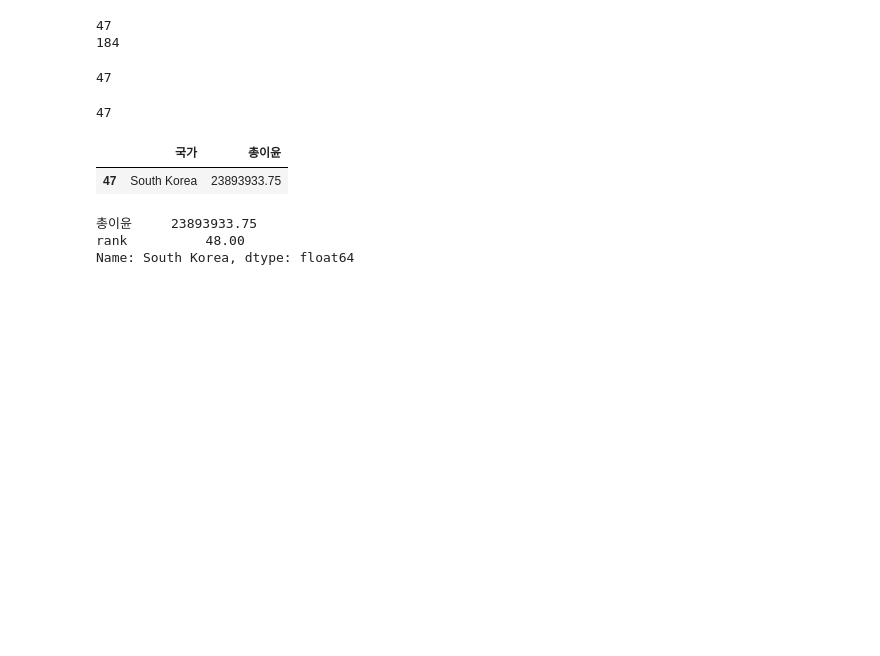
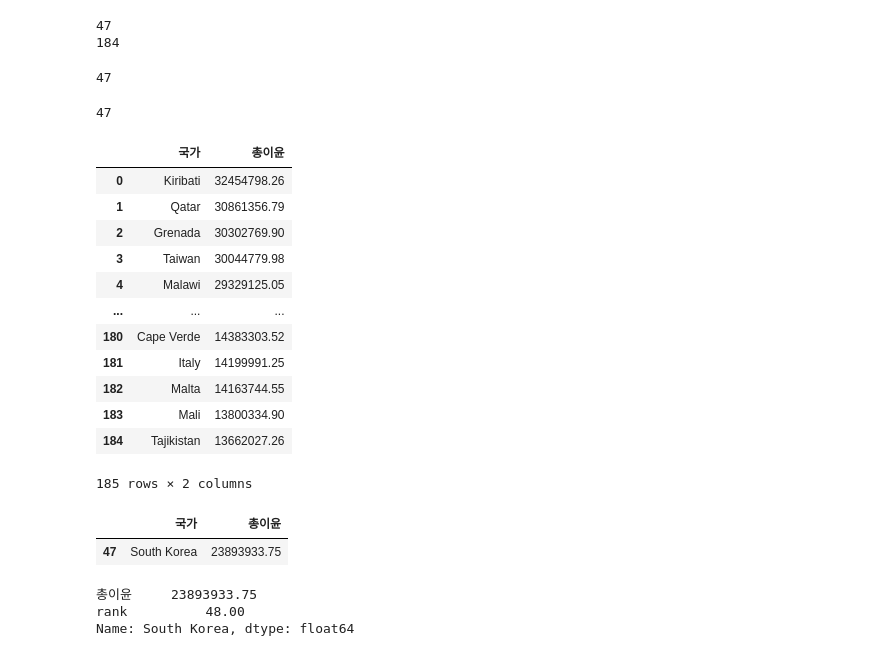
Before and after one commit to bsmoon-86/ezen_2406, a Jupyter notebook: python/240706/02_sales.ipynb, the cells around one changed output. Cells and saved outputs as stored; diff of their text form; code cells hidden in the pictures; blank space fills up the shorter version.

```diff
--- a/python/240706/02_sales.ipynb
+++ b/python/240706/02_sales.ipynb
@@ -306,6 +348,22 @@ index_list.index('South Korea')
 47
 # %%
 group_data4.reset_index(inplace=True)
+# %%
+group_data4
+# %% [output]
+|  | 국가 | 총이윤 |
+| 0 | Kiribati | 32454798.26 |
+| 1 | Qatar | 30861356.79 |
+| 2 | Grenada | 30302769.90 |
+| 3 | Taiwan | 30044779.98 |
+| 4 | Malawi | 29329125.05 |
+| ... | ... | ... |
+| 180 | Cape Verde | 14383303.52 |
+| 181 | Italy | 14199991.25 |
+| 182 | Malta | 14163744.55 |
+| 183 | Mali | 13800334.90 |
+| 184 | Tajikistan | 13662027.26 |
+185 rows × 2 columns
 # %%
 group_data4.loc[
     group_data4['국가'] == 'South Korea'
```
Also changed, not shown: parts of 11 cells of this notebook, 2 other files.
